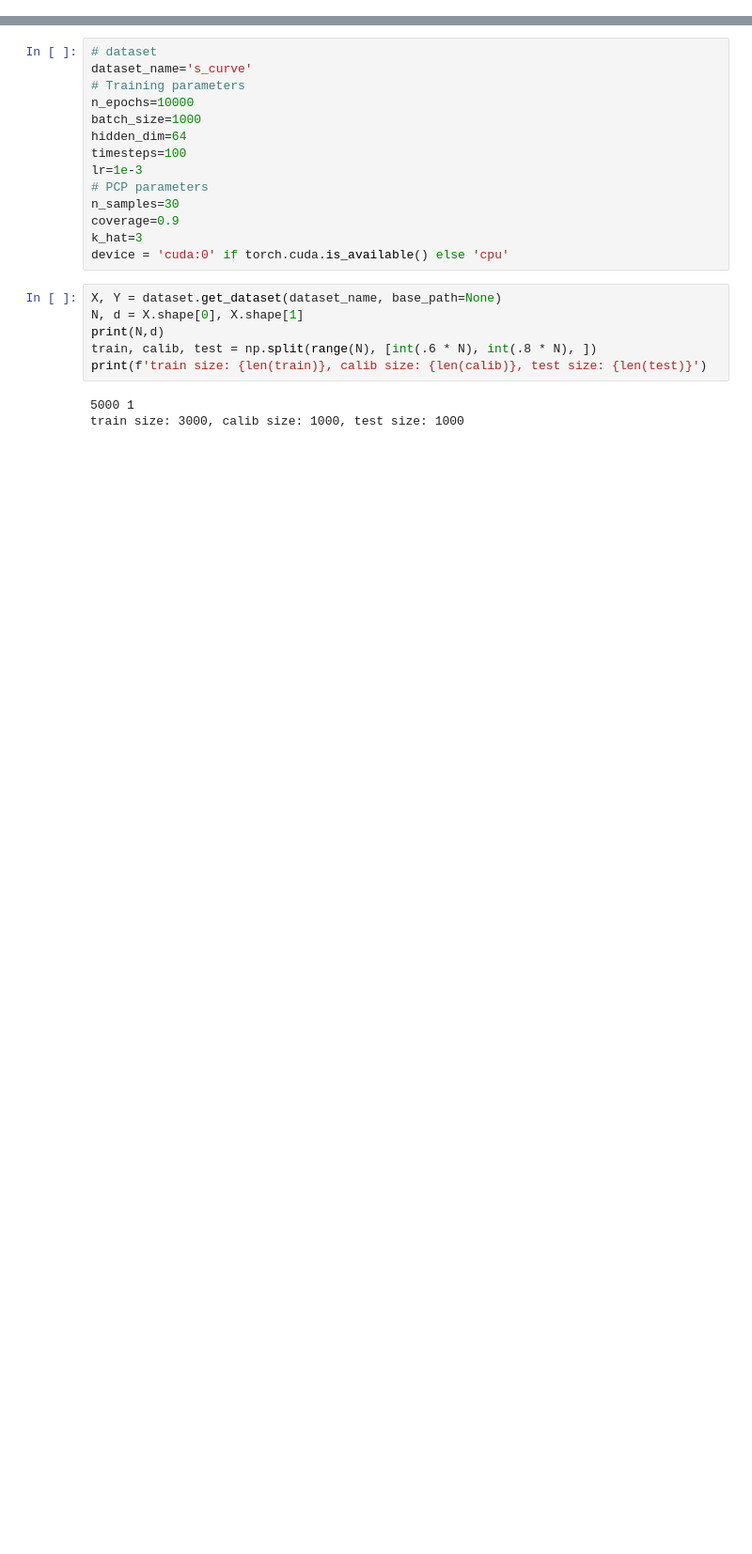
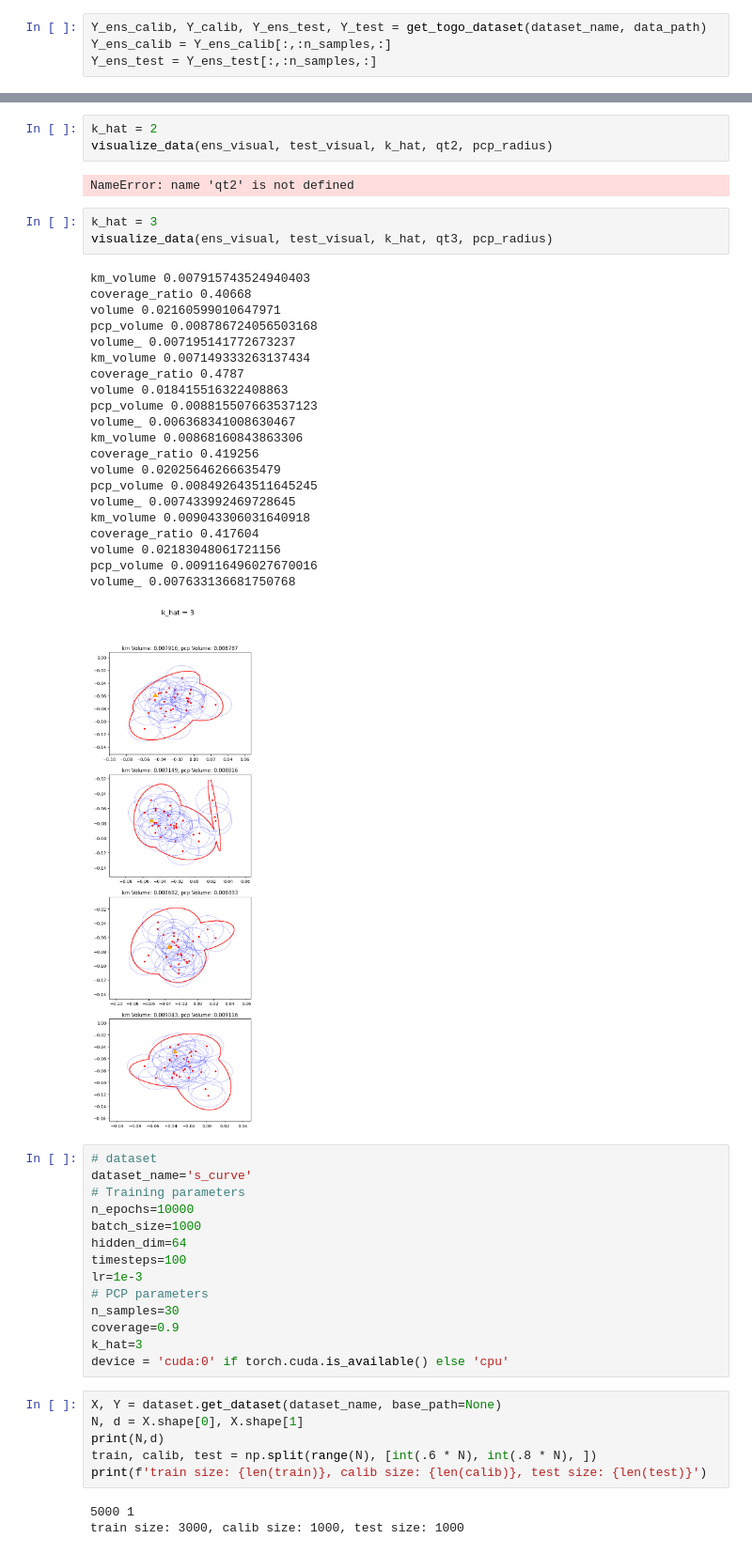
Before and after one commit to Earth-Intelligence-Lab/CP4GenerativeModel, a Jupyter notebook: tutorial.ipynb, the cells around one changed output, grey strips where cells are left out. Shown at 94% size. Cells and saved outputs as stored; diff of their text form; blank space fills up the shorter version.

```diff
--- a/tutorial.ipynb
+++ b/tutorial.ipynb
@@ -35,0 +21,4 @@ print(covariances)
+# %%
+Y_ens_calib, Y_calib, Y_ens_test, Y_test = get_togo_dataset(dataset_name, data_path)
+Y_ens_calib = Y_ens_calib[:,:n_samples,:]
+Y_ens_test = Y_ens_test[:,:n_samples,:]
@@ -36,3 +215,33 @@ print(covariances)
+# %%
+k_hat = 2
+visualize_data(ens_visual, test_visual, k_hat, qt2, pcp_radius)
+# %% [output]
+NameError: name 'qt2' is not defined
+# %%
+k_hat = 3
+visualize_data(ens_visual, test_visual, k_hat, qt3, pcp_radius)
+# %% [output]
+km_volume 0.007915743524940403
+coverage_ratio 0.40668
+volume 0.02160599010647971
+pcp_volume 0.008786724056503168
+volume_ 0.007195141772673237
+km_volume 0.007149333263137434
+coverage_ratio 0.4787
+volume 0.018415516322408863
+pcp_volume 0.008815507663537123
+volume_ 0.006368341008630467
+km_volume 0.00868160843863306
+coverage_ratio 0.419256
+volume 0.02025646266635479
+pcp_volume 0.008492643511645245
+volume_ 0.007433992469728645
+km_volume 0.009043306031640918
+coverage_ratio 0.417604
+volume 0.02183048061721156
+pcp_volume 0.009116496027670016
+volume_ 0.007633136681750768
+[figure, added]
 # %%
 # dataset
 dataset_name='s_curve'
```
Also changed, not shown: parts of 12 cells of this notebook, 6 other files.
